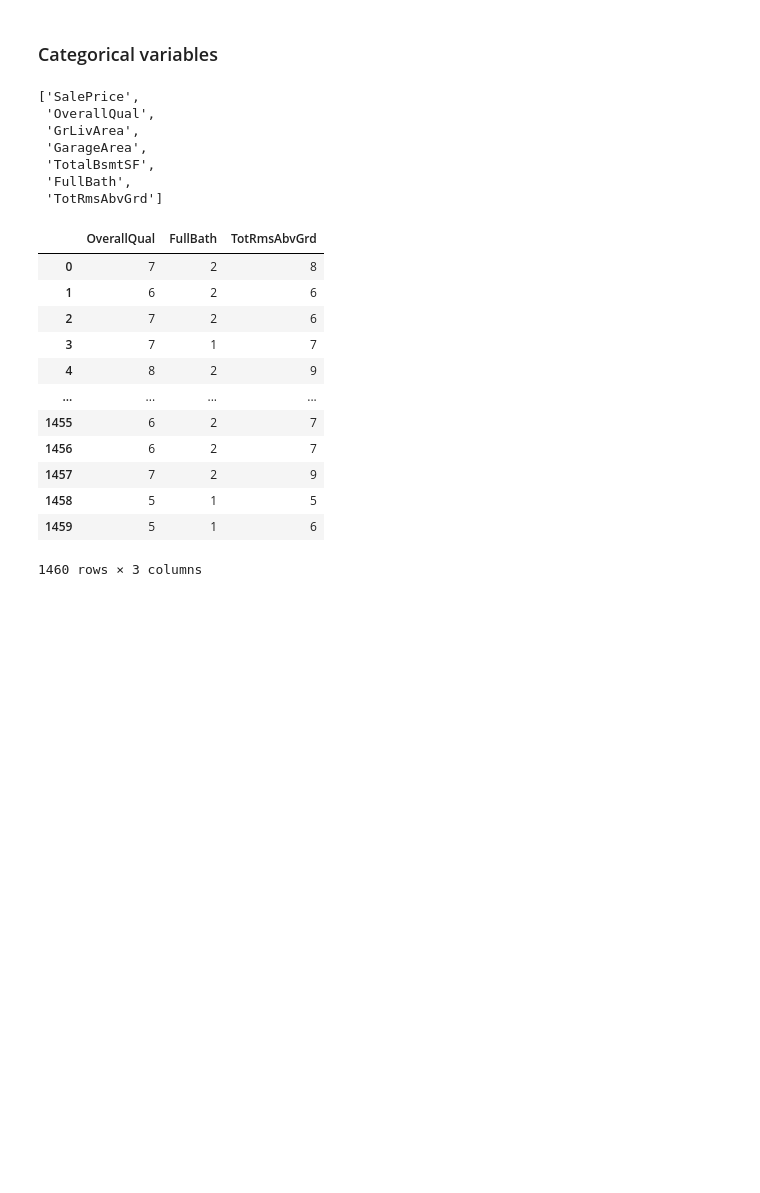
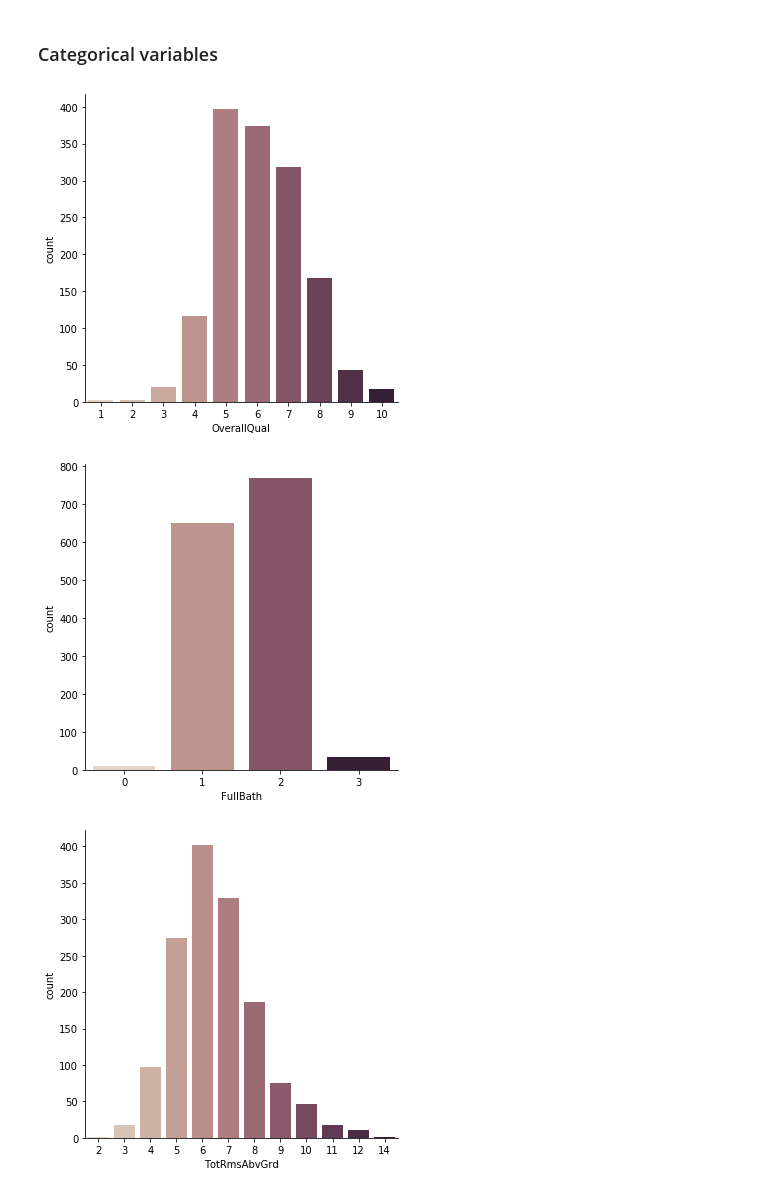
Before and after one commit to lohiermichael/house-prices-prediction, a Jupyter notebook: notebooks/2.with_main_variables.ipynb, the cells around one changed output. Drawn from its saved outputs; the diff is of its cells as text; code cells hidden in the pictures; blank space fills up the shorter version.

Commit message:
Plot count of categorical variables

```diff
--- a/notebooks/2.with_main_variables.ipynb
+++ b/notebooks/2.with_main_variables.ipynb
@@ -227,16 +230,10 @@ X_test['GrLivArea'] = np.log(X_test['GrLivArea'])
 # %%
-for
-sns.catplot(data=data,
+for var in categorical_variables:
+    sns.catplot(data=data,
             x=var,
             kind="count",
             palette="ch:.25")
+# %% [output]
+[figure, added]
+[figure, added]
+[figure, added]
-# %%
-most_relevant_variables
-# %% [output]
-['SalePrice',
- 'OverallQual',
- 'GrLivArea',
- 'GarageArea',
- 'TotalBsmtSF',
- 'FullBath',
- 'TotRmsAbvGrd']
@@ -245,17 +239,0 @@ categorical_variables = ['OverallQual', 'FullBath', 'TotRmsAbvGrd']
-# %%
-data_categorical = data[categorical_variables]
-data_categorical
-# %% [output]
-|  | OverallQual | FullBath | TotRmsAbvGrd |
-| 0 | 7 | 2 | 8 |
-| 1 | 6 | 2 | 6 |
-| 2 | 7 | 2 | 6 |
-| 3 | 7 | 1 | 7 |
-| 4 | 8 | 2 | 9 |
-| ... | ... | ... | ... |
-| 1455 | 6 | 2 | 7 |
-| 1456 | 6 | 2 | 7 |
-| 1457 | 7 | 2 | 9 |
-| 1458 | 5 | 1 | 5 |
-| 1459 | 5 | 1 | 6 |
-1460 rows × 3 columns
```
Also changed, not shown: parts of 3 cells of this notebook.
